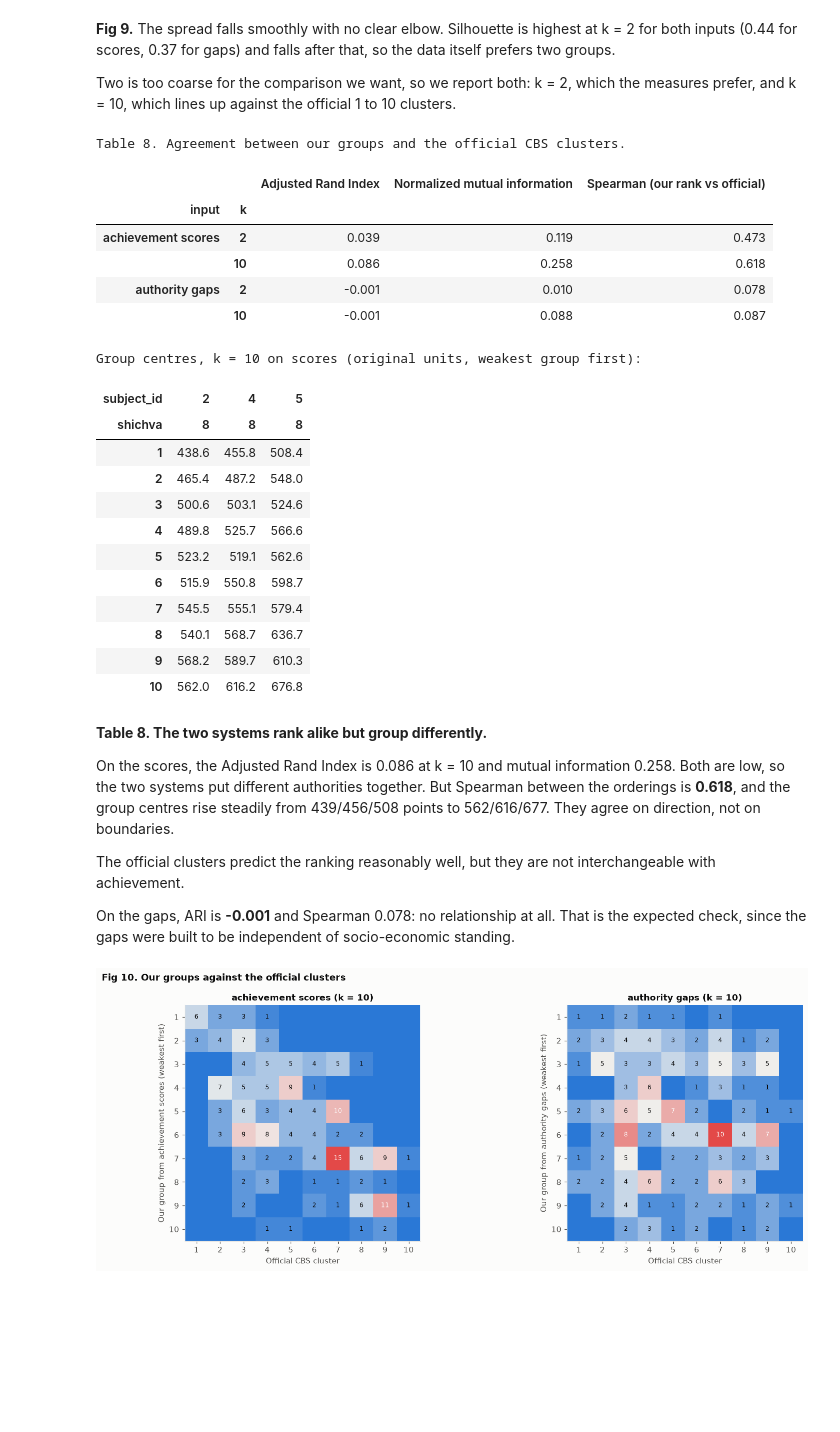
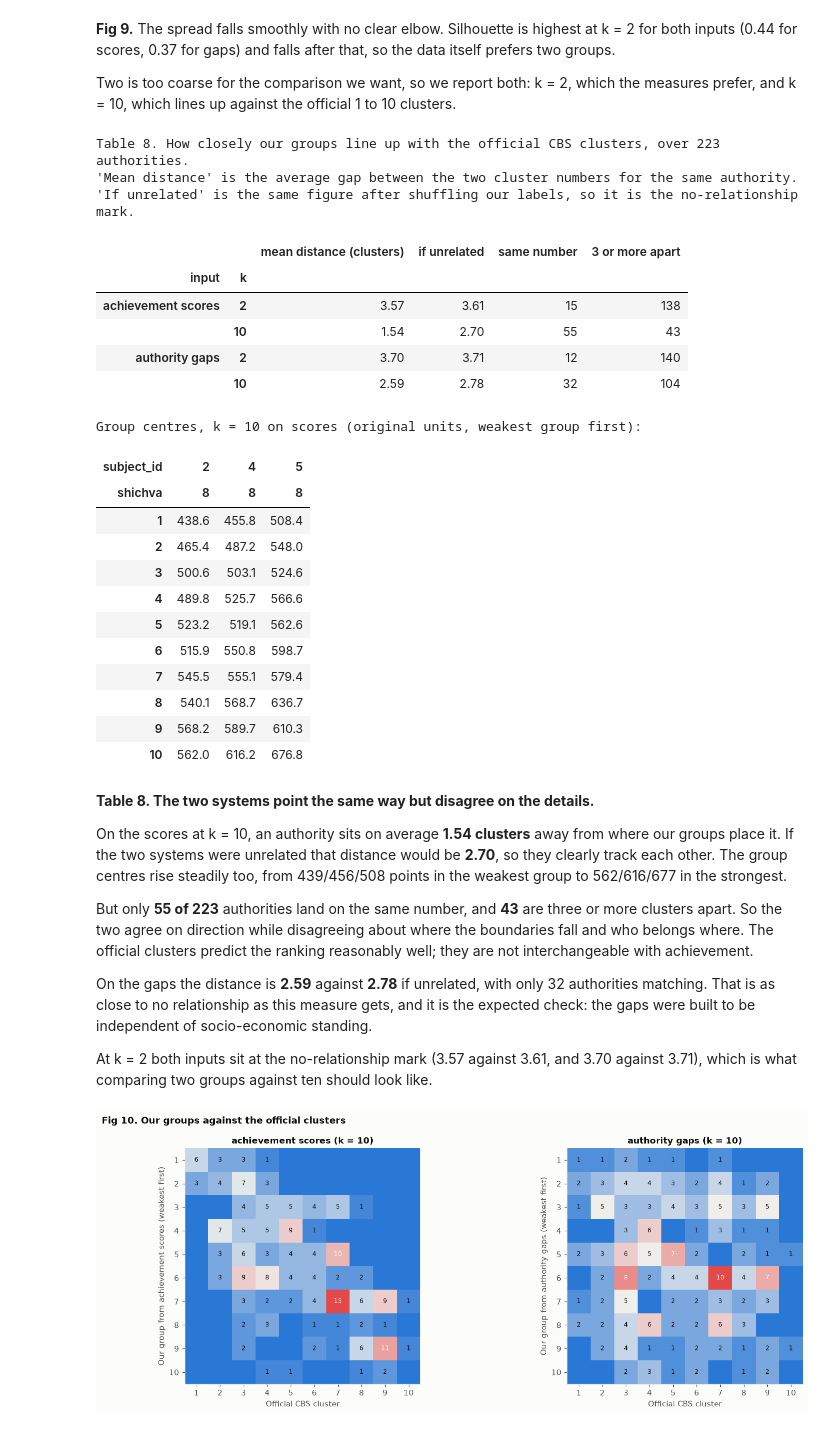
Before and after one commit to Fiamma-Jikukan/DS_final_project_Or_and_Stav, a Jupyter notebook: DS_final_project_Or_and_Stav.ipynb, the cells around one changed output. Saved outputs shown, nothing was run; the diff lists cells and outputs as text; code cells hidden in the pictures; blank space fills up the shorter version.

Commit message:
after AI usage writing

```diff
--- a/DS_final_project_Or_and_Stav.ipynb
+++ b/DS_final_project_Or_and_Stav.ipynb
@@ -1492,8 +1608,8 @@ tested would not be the model that was selected.
 # %%
 test_results = []
 for name, prediction in [
-    ("Baseline: overall mean", predict_overall_mean(X_test)),
-    ("Baseline: subject x grade mean", predict_group_mean(X_test)),
+    ("Baseline: overall mean", predict_overall_mean(test_set)),
+    ("Baseline: subject x grade mean", predict_group_mean(test_set)),
     (f"{chosen_name} (chosen on validation)", chosen_model.predict(X_test)),
 ]:
     test_results.append({
@@ -1581,8 +1913,6 @@ per_authority = pd.DataFrame({
     "ses_index": data.groupby("rashut")["ses_index"].first(),
     "ses_cluster": data.groupby("rashut")["ses_cluster"].first(),
 }).join(authority_names[["name_en"]])
-per_authority["se"] = per_authority["sd"] / np.sqrt(per_authority["rows"])
-per_authority["t"] = per_authority["gap"] / per_authority["se"]
 
 oof_r2 = r2_score(y_all, oof_prediction)
 print(f"Out-of-fold R2 across all {data['rashut'].nunique()} authorities: {oof_r2:.3f} "
@@ -1661,6 +1991,6 @@ call either way, which is the honest answer for most of them.
 # %%
-T_CUT, SIGN_CUT = 2.0, 1.0
-is_flagged = (eligible["t"].abs() >= T_CUT) & (eligible["same_sign"] >= SIGN_CUT)
+# The rule: every one of an authority's rows must fall on the same side of its prediction
+is_flagged = eligible["same_sign"] >= 1.0
 flagged = eligible[is_flagged].copy()
 flagged["group"] = np.where(flagged["gap"] > 0, "over-performer", "under-performer")
 
@@ -1670,7 +2000,7 @@ print(f"Flagged: {len(flagged)} of {len(eligible)} eligible authorities "
 print(f"Typical gap among the flagged: {flagged['gap'].abs().median():.2f} SD of its test, "
       f"which is about {flagged['gap'].abs().median() * oof_residual.std():.0f} score points")
 
-SHOW = ["name_en", "rows", "gap", "se", "t", "ses_cluster"]
+SHOW = ["name_en", "rows", "gap", "sd", "ses_cluster"]
 print("\nThe 10 clearest over-performers:")
 display(flagged.nlargest(10, "gap")[SHOW].round(2))
 print("The 10 clearest under-performers:")
@@ -1882,7 +2212,7 @@ groups tested once every three years, so the other 215 authorities appear in a s
 # %%
 # Full ranked table for the appendix, and the figures the report refers back to
 ranked = (per_authority.sort_values("gap", ascending=False)
-          [["name_en", "rows", "gap", "se", "t", "same_sign", "ses_index", "ses_cluster"]]
+          [["name_en", "rows", "gap", "sd", "same_sign", "ses_index", "ses_cluster"]]
           .round(3))
 ranked.to_excel(Path("data") / "authority_gaps.xlsx")
 print(f"Ranked gaps for all {len(ranked)} authorities written to data/authority_gaps.xlsx")
@@ -1987,41 +2322,53 @@ Two is too coarse for the comparison we want, so we report both: k = 2, which th
 which lines up against the official 1 to 10 clusters.
 # %%
 def cluster_and_compare(frame, X, label):
+    # How far apart are the two systems? For every authority, the distance between our group number
+    # and its official cluster number. If the two were unrelated, shuffling our labels would give the
+    # same average distance, so the shuffled figure is the reference point.
     results, assignments = [], {}
+    shuffler = np.random.default_rng(RANDOM_STATE)
     for k in (2, 10):
         model = KMeans(n_clusters=k, random_state=RANDOM_STATE, n_init=10).fit(X)
         labels = pd.Series(model.labels_, index=frame.index)
         # Number our groups from weakest to strongest so the comparison reads in the same direction
         order = frame.mean(axis=1).groupby(labels).mean().sort_values().index
         ranked = labels.map({cluster: i + 1 for i, cluster in enumerate(order)})
         official = official_cluster.loc[frame.index]
+        distance = (ranked - official).abs()
+        if_unrelated = np.mean([np.abs(shuffler.permutation(ranked.to_numpy()) - official.to_numpy()).mean()
+                                for _ in range(50)])
         results.append({
             "input": label, "k": k,
-            "Adjusted Rand Index": adjusted_rand_score(official, ranked),
-            "Normalized mutual information": normalized_mutual_info_score(official, ranked),
-            "Spearman (our rank vs official)": official.rank().corr(ranked.rank()),
+            "mean distance (clusters)": distance.mean(),
+            "if unrelated": if_unrelated,
+            "same number": int((distance == 0).sum()),
+            "3 or more apart": int((distance >= 3).sum()),
         })
         assignments[k] = ranked
     return results, assignments
 
 score_results, score_groups = cluster_and_compare(score_profile, X_score, "achievement scores")
 gap_results, gap_groups = cluster_and_compare(gap_profile, X_gap, "authority gaps")
 
 agreement = pd.DataFrame(score_results + gap_results).set_index(["input", "k"])
-print("Table 8. Agreement between our groups and the official CBS clusters.")
-
-display(agreement.round(3))
+print(f"Table 8. How closely our groups line up with the official CBS clusters, over "
+      f"{len(score_profile)} authorities.")
+print("'Mean distance' is the average gap between the two cluster numbers for the same authority.")
+print("'If unrelated' is the same figure after shuffling our labels, so it is the no-relationship mark.")
+display(agreement.round(2))
 
 print("Group centres, k = 10 on scores (original units, weakest group first):")
 display(score_profile.groupby(score_groups[10]).mean().round(1))
 # %% [output]
-Table 8. Agreement between our groups and the official CBS clusters.
+Table 8. How closely our groups line up with the official CBS clusters, over 223 authorities.
+'Mean distance' is the average gap between the two cluster numbers for the same authority.
+'If unrelated' is the same figure after shuffling our labels, so it is the no-relationship mark.
-|  |  | Adjusted Rand Index | Normalized mutual information | Spearman (our rank vs official) |
-| input | k |  |  |  |
-| achievement scores | 2 | 0.039 | 0.119 | 0.473 |
-|  | 10 | 0.086 | 0.258 | 0.618 |
-| authority gaps | 2 | -0.001 | 0.010 | 0.078 |
-|  | 10 | -0.001 | 0.088 | 0.087 |
+|  |  | mean distance (clusters) | if unrelated | same number | 3 or more apart |
+| input | k |  |  |  |  |
+| achievement scores | 2 | 3.57 | 3.61 | 15 | 138 |
+|  | 10 | 1.54 | 2.70 | 55 | 43 |
+| authority gaps | 2 | 3.70 | 3.71 | 12 | 140 |
+|  | 10 | 2.59 | 2.78 | 32 | 104 |
 Group centres, k = 10 on scores (original units, weakest group first):
 | subject_id | 2 | 4 | 5 |
 | shichva | 8 | 8 | 8 |
@@ -2036,17 +2383,22 @@ Group centres, k = 10 on scores (original units, weakest group first):
 | 9 | 568.2 | 589.7 | 610.3 |
 | 10 | 562.0 | 616.2 | 676.8 |
 # %% [markdown]
-**Table 8. The two systems rank alike but group differently.**
+**Table 8. The two systems point the same way but disagree on the details.**
 
-On the scores, the Adjusted Rand Index is 0.086 at k = 10 and mutual information 0.258. Both are low, so the
-two systems put different authorities together. But Spearman between the orderings is **0.618**, and the group
-centres rise steadily from 439/456/508 points to 562/616/677. They agree on direction, not on boundaries.
+On the scores at k = 10, an authority sits on average **1.54 clusters** away from where our groups place it. If
+the two systems were unrelated that distance would be **2.70**, so they clearly track each other. The group
+centres rise steadily too, from 439/456/508 points in the weakest group to 562/616/677 in the strongest.
 
-The official clusters predict the ranking reasonably well, but they are not
-interchangeable with achievement.
+But only **55 of 223** authorities land on the same number, and **43** are three or more clusters apart. So the
+two agree on direction while disagreeing about where the boundaries fall and who belongs where. The official
+clusters predict the ranking reasonably well; they are not interchangeable with achievement.
 
-On the gaps, ARI is **-0.001** and Spearman 0.078: no relationship at all. That is the expected check, since
-the gaps were built to be independent of socio-economic standing.
+On the gaps the distance is **2.59** against **2.78** if unrelated, with only 32 authorities matching. That is
+as close to no relationship as this measure gets, and it is the expected check: the gaps were built to be
+independent of socio-economic standing.
+
+At k = 2 both inputs sit at the no-relationship mark (3.57 against 3.61, and 3.70 against 3.71), which is what
+comparing two groups against ten should look like.
 # %%
 fig, axes = plt.subplots(1, 2, figsize=(14, 5.4))
 
```
Also changed, not shown: parts of 58 cells of this notebook, 8 other files.
